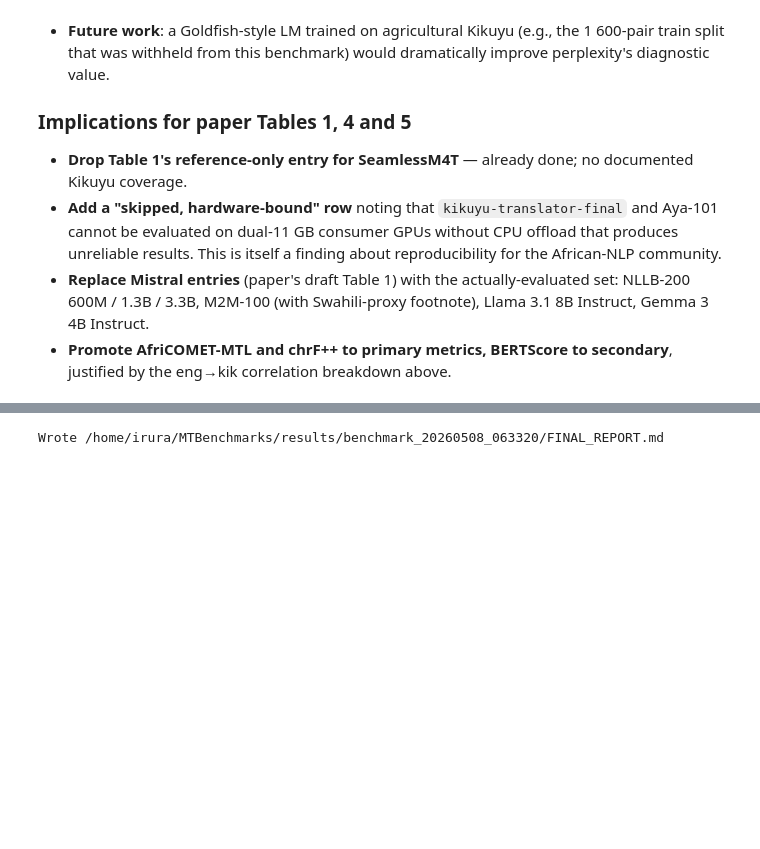
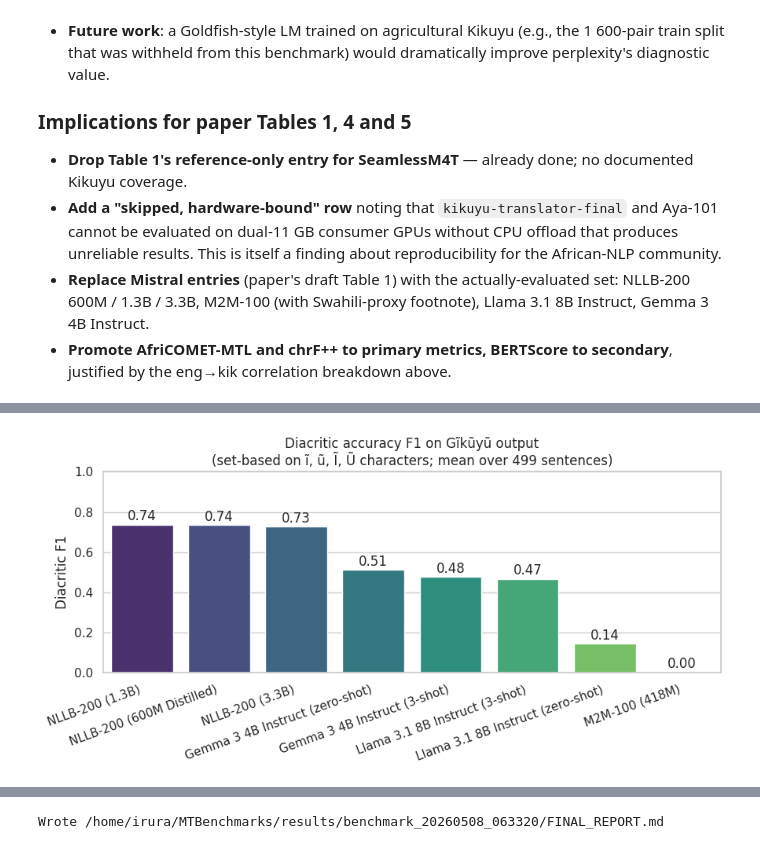
Before and after one commit to markgachara/MTBenchmarks, a Jupyter notebook: analysis.ipynb, the cells around one changed output, grey strips where cells are left out. Drawn from its saved outputs; the diff is of its cells as text; code cells hidden in the pictures; blank space fills up the shorter version.

```diff
--- a/analysis.ipynb
+++ b/analysis.ipynb
@@ -596,0 +609,75 @@ Two practical takeaways for the paper:
+# %%
+# §13.1 Diacritic accuracy on eng->kik outputs
+#
+# Gĩkũyũ marks vowel quality with the macron-tilde diacritics ĩ, ũ, Ĩ, Ũ.
+# Standard set-based F1 on the multiset of diacritic characters per sentence,
+# averaged across the corpus. Treats the model output as a "diacritic
+# detector" against the reference's diacritic positions.
+#
+# Reference: this is the same paradigm used for diacritic restoration
+# evaluation in Yoruba / Vietnamese / Arabic literature; we apply it to
+# generated MT output rather than to monolingual restoration.
+import unicodedata
+
+GIKUYU_DIACRITIC_CHARS = set("ĩũĨŨ")  # NFC-form characters specific to Gĩkũyũ orthography
+
+def diacritic_counts(text: str) -> dict:
+    text = unicodedata.normalize("NFC", text or "")
+    out = {c: 0 for c in GIKUYU_DIACRITIC_CHARS}
+    for ch in text:
+        if ch in out:
+            out[ch] += 1
+    return out
+
+def diacritic_prf(hyp: str, ref: str) -> tuple:
+    """Multiset precision/recall/F1 on Gĩkũyũ-specific diacritic chars."""
+    h = diacritic_counts(hyp)
+    r = diacritic_counts(ref)
+    tp = sum(min(h[c], r[c]) for c in GIKUYU_DIACRITIC_CHARS)
+    h_total = sum(h.values())
+    r_total = sum(r.values())
+    p = tp / h_total if h_total else (1.0 if r_total == 0 else 0.0)
+    rec = tp / r_total if r_total else (1.0 if h_total == 0 else 0.0)
+    f1 = 2 * p * rec / (p + rec) if (p + rec) else 0.0
+    return p, rec, f1
+
+# Compute per-sentence diacritic F1 only for eng->kik (target = Kikuyu)
+diac_rows = []
+for direction, models in full_metrics.items():
+    if not direction.endswith("kik"):
+        continue
+    for model_name in models:
+        sd = load_sentences(model_name, direction)
+        if sd.empty:
+            continue
+        p_list, r_list, f_list = [], [], []
+        for hyp, ref in zip(sd["translation"], sd["reference"]):
+            p, r, f = diacritic_prf(hyp, ref)
+            p_list.append(p); r_list.append(r); f_list.append(f)
+        diac_rows.append({
+            "model": model_name,
+            "diacritic_p": float(np.mean(p_list)),
+            "diacritic_r": float(np.mean(r_list)),
+            "diacritic_f1": float(np.mean(f_list)),
+            "ref_diac_per_sent": float(np.mean([sum(diacritic_counts(r).values()) for r in sd["reference"]])),
+            "hyp_diac_per_sent": float(np.mean([sum(diacritic_counts(h).values()) for h in sd["translation"]])),
+        })
+
+diac_df = pd.DataFrame(diac_rows).sort_values("diacritic_f1", ascending=False)
+print("Diacritic accuracy (eng->kik, ĩ ũ Ĩ Ũ multiset F1)")
+print(diac_df.to_string(index=False))
+
+# Save plot
+fig, ax = plt.subplots(figsize=(9, 4.5))
+sns.barplot(data=diac_df, x="model", y="diacritic_f1", ax=ax, palette="viridis")
+ax.set_title("Diacritic accuracy F1 on Gĩkũyũ output\n(set-based on ĩ, ũ, Ĩ, Ũ characters; mean over 499 sentences)")
+ax.set_ylabel("Diacritic F1")
+ax.set_xlabel("")
+ax.set_xticklabels(ax.get_xticklabels(), rotation=20, ha="right")
+ax.set_ylim(0, 1)
+for i, row in enumerate(diac_df.itertuples()):
+    ax.text(i, row.diacritic_f1 + 0.02, f"{row.diacritic_f1:.2f}", ha="center")
+plt.tight_layout()
+plt.savefig(RUN / "diacritic_accuracy.png", dpi=120)
+plt.show()
+# %% [output]
@@ -596,0 +694 @@ Two practical takeaways for the paper:
+[figure, added]
```
Also changed, not shown: parts of 8 cells of this notebook, 5 other files.
